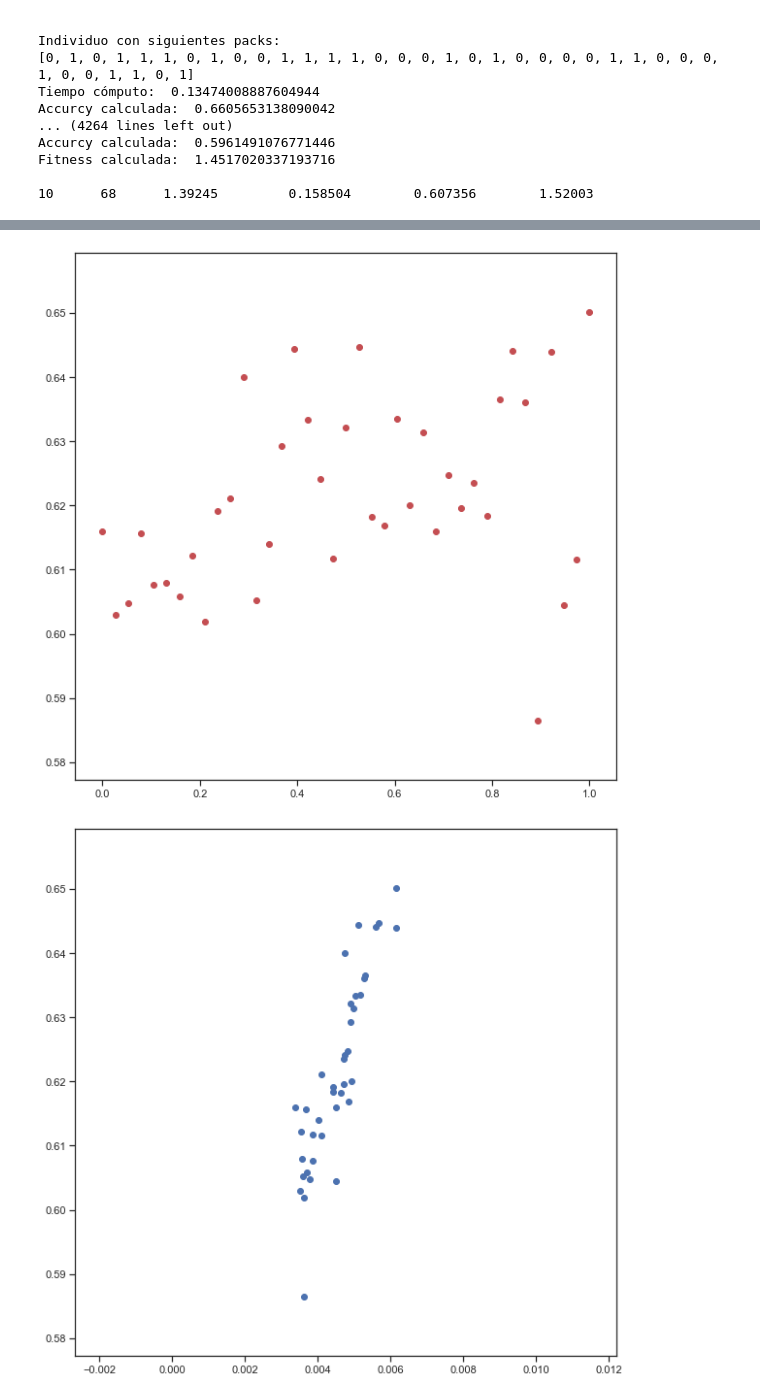
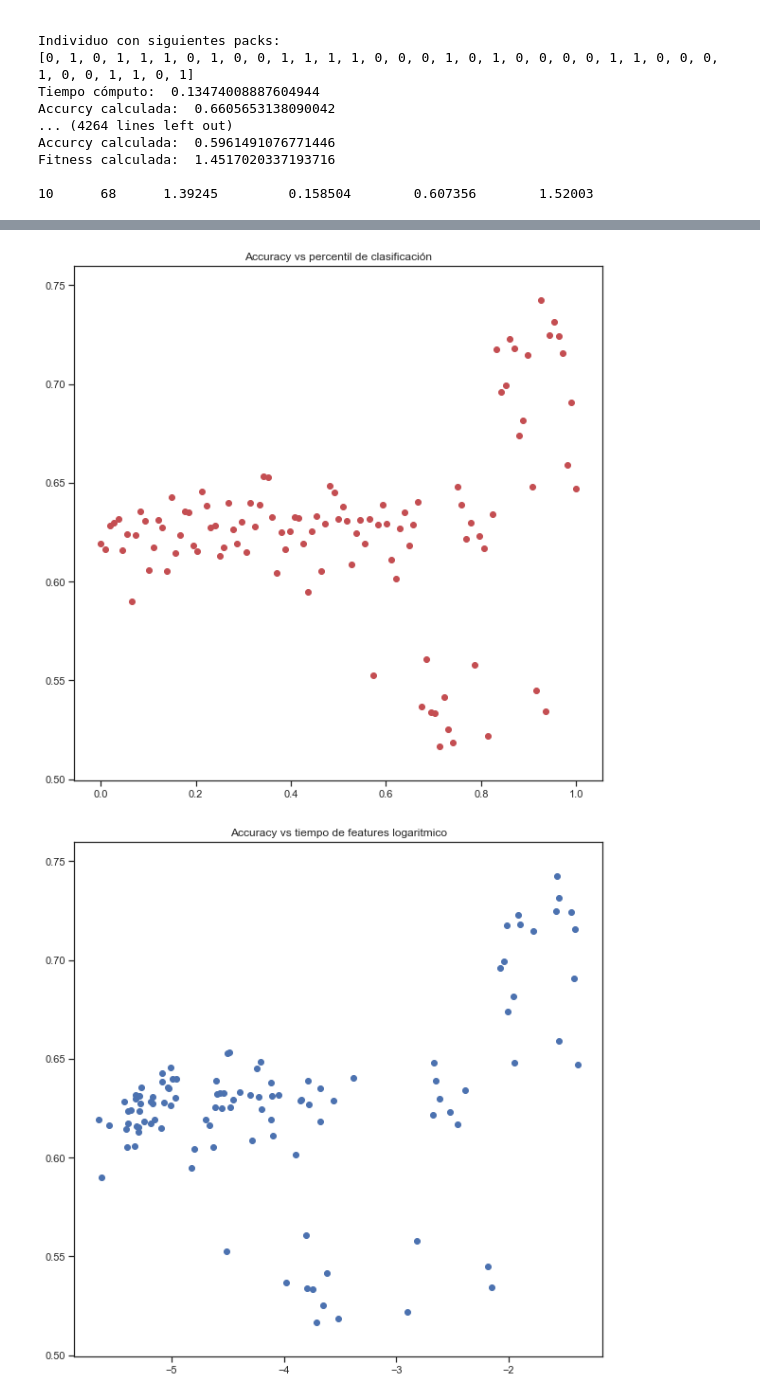
Before and after one commit to CubelliJ/Clasificacion_rapida_ALeRCE, a Jupyter notebook: ALeRCE_Hito_1.ipynb, the cells around one changed output, grey strips where cells are left out. Drawn from its saved outputs; the diff is of its cells as text; code cells hidden in the pictures.

```diff
--- a/ALeRCE_Hito_1.ipynb
+++ b/ALeRCE_Hito_1.ipynb
@@ -353,7 +354,7 @@ toolbox.register("select", tools.selTournament, tournsize=3)
 def getHof(): # Hall of fame
 
     # Initialize variables to use eaSimple
-    numPop = 100
+    numPop = 50
     numGen = 10
     pop = toolbox.population(n=numPop)
     hof = tools.HallOfFame(numPop * numGen)
@@ -426,7 +427,7 @@ Fitness calculada:  1.4517020337193716
 10      68      1.39245         0.158504        0.607356        1.52003
 # %%
 print('Obtención de métricas: Espera 3-4 horas en éste\n')
-validationFitnessList, timeList, individualList, percentileList = getMetrics(hof[0::5])
+validationFitnessList, timeList, individualList, percentileList = getMetrics(hof)
 # Tomamos solo cada 5 casos para formar una frontera de decisión, y después profundizamos en caso de que se requiera.
 # %% [output]
 Obtención de métricas: Espera 3-4 horas en éste
@@ -449,15 +450,19 @@ Tiempo cómputo:  0.0049051285912686225
 # %%
 validationAccuracyList = validationFitnessList
 
 e = plt.figure(1)
 plt.scatter(percentileList, validationAccuracyList, marker='o', color='r')
-
+plt.title('Accuracy vs percentil de clasificación')
 e.show()
 
+logTime = []
+for i in timeList:
+    logTime.append(math.log(i))
+
 f = plt.figure(2)
-plt.scatter(timeList, validationAccuracyList)
-
+plt.scatter(logTime, validationAccuracyList) # Distribuición con tiempo logaritmico.
+plt.title('Accuracy vs tiempo de features logaritmico')
 f.show()
 # %% [output]
-[figure, old version]
+[figure, new version]
-[figure, old version]
+[figure, new version]
```
Also changed, not shown: parts of 3 cells of this notebook.
